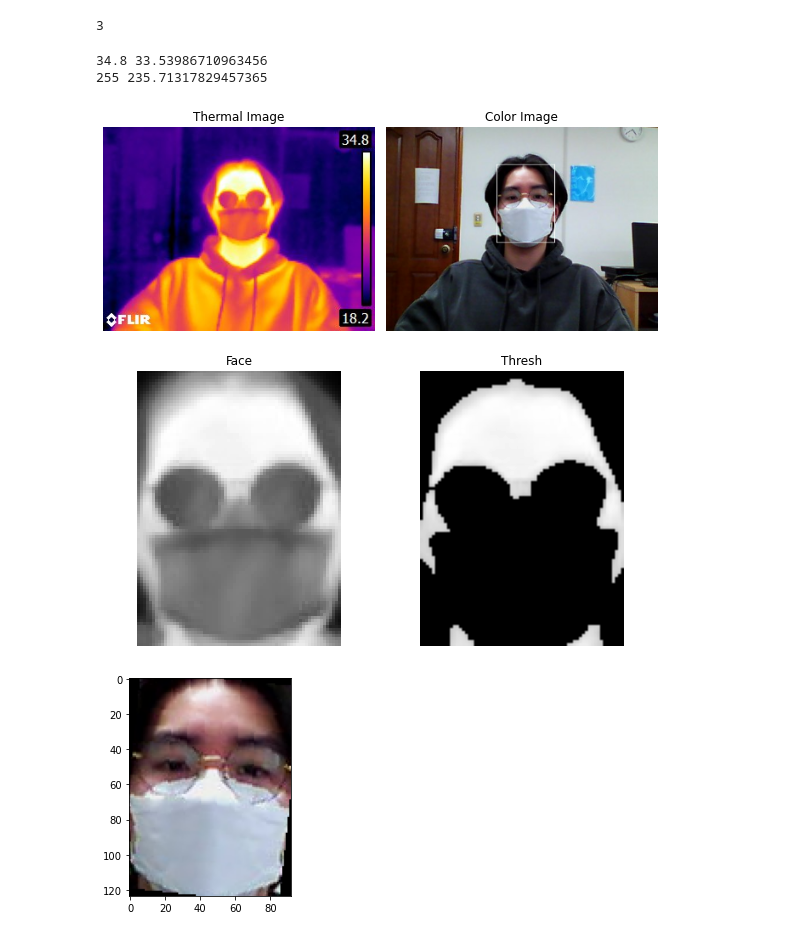
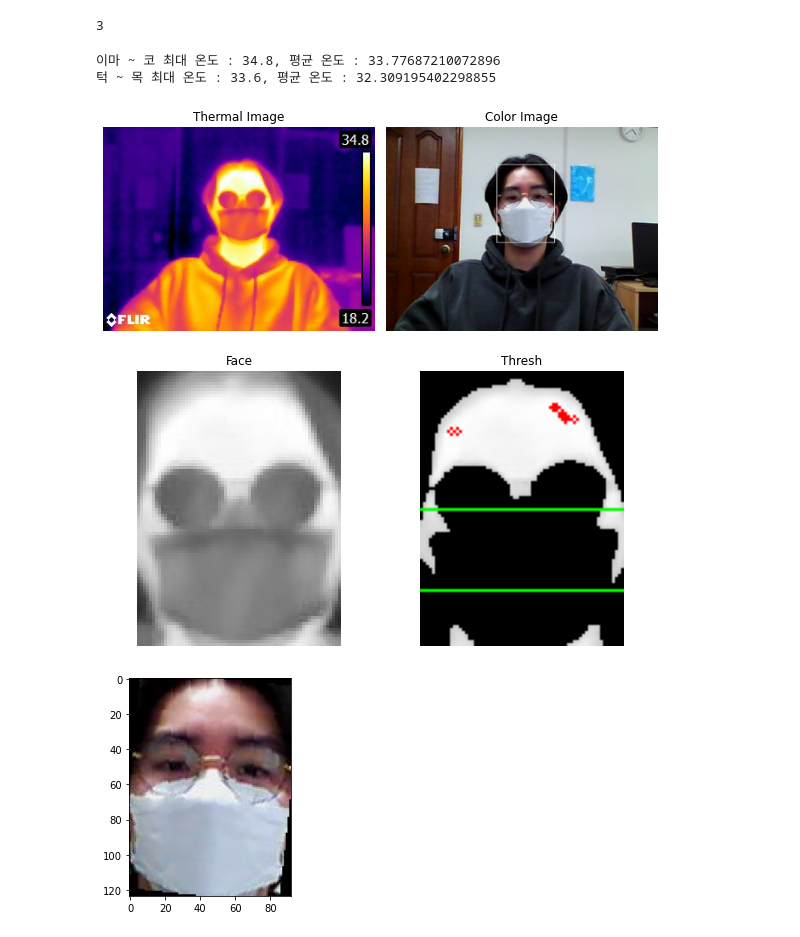
Before and after one commit to realJun9u/Opencv_Practice, a Jupyter notebook: Untitled.ipynb, the cells around one changed output. Cells and saved outputs as stored; diff of their text form; code cells hidden in the pictures.

```diff
--- a/Untitled.ipynb
+++ b/Untitled.ipynb
@@ -181,18 +181,18 @@ np.max(a)
 # %% [output]
 3
 # %%
-#
+# FLIR 열화상,컬러 이미지 받아서 온도 값 출력
 # Face Detection 코드 출처 : https://github.com/serengil/tensorflow-101/blob/master/python/opencv-dnn-face-detection.ipynb
 # 45 * 34
 # 55 * 43
 import cv2
 import os
+import sys
 import numpy as np
 import pandas as pd
 import matplotlib.pyplot as plt
 from PIL import Image
 import pytesseract
-from retinaface import RetinaFace
 
 # string to float
 def str2float(str):
@@ -202,10 +202,24 @@ def str2float(str):
             new_str += c
     return int(new_str)/10
 
-# calculate temperature function
+# convert grayscale to temperature
 def max_mean(img_thresh,minval,maxval):
-    img_thresh = np.round(img_thresh * (maxval-minval)/255 + minval,1)
-    print(np.max(img_thresh),np.mean(img_thresh[np.where(img_thresh>31)]))
+    img_temp = np.round(img_thresh * (maxval-minval)/255 + minval,1)
+    rows, columns = img_thresh.shape
+    r_max,c_max = np.where(img_temp >= np.max(img_temp))
+    r_nose = int(rows * 1/2)
+    r_chin = int(rows * 4/5)
+    img_overnose = img_temp[:r_nose]
+    img_underchin = img_temp[r_chin:]
+    print(f"이마 ~ 코 최대 온도 : {np.max(img_overnose)}, 평균 온도 : {np.round(np.mean(img_overnose[img_overnose>minval]),1)}")
+    print(f"턱 ~ 목 최대 온도 : {np.max(img_underchin)}, 평균 온도 : {np.round(np.mean(img_underchin[img_underchin>minval]),1)}")
+    img_thresh = cv2.cvtColor(img_thresh,cv2.COLOR_GRAY2RGB)
+    cv2.line(img_thresh,(0,r_nose),(columns-1,r_nose),(0,255,0),1)
+    cv2.line(img_thresh,(0,r_chin),(columns-1,r_chin),(0,255,0),1)
+    for x,y in zip(c_max,r_max):
+        cv2.circle(img_thresh,(x,y),1,(255,0,0),1)
+    return img_thresh
+
 # make face area
 def makefacearea(image):
     detector = cv2.dnn.readNetFromCaffe("deploy.prototxt.txt", "res10_300x300_ssd_iter_140000.caffemodel")
@@ -286,46 +300,43 @@ try:
     _, mask_thresh = cv2.threshold(img_fg,200,255,cv2.THRESH_BINARY)
     img_thresh = cv2.bitwise_and(img_fg,img_fg,mask=mask_thresh)
     # print max, mean
-    max_mean(img_thresh,minval,maxval)
-    print(np.max(img_thresh),np.mean(img_thresh[np.where(img_thresh>200)]))
+    img_thresh = max_mean(img_thresh,minval,maxval)
     # Plot
     img_thermal = cv2.cvtColor(img_thermal,cv2.COLOR_BGR2RGB)
     img_color = cv2.cvtColor(img_color,cv2.COLOR_BGR2RGB)
+    img_fg = cv2.cvtColor(img_fg,cv2.COLOR_GRAY2RGB)
     titles = ["Thermal Image","Color Image","Face","Thresh"]
     images = [img_thermal,img_color,img_fg,img_thresh]
     plt.figure(figsize=(8,8))
     for i in range(len(images)):
         plt.subplot(2,2,i+1)
-        if i < 2:
-            plt.imshow(images[i])
-        else:
-            plt.imshow(images[i],cmap='gray')
+        plt.imshow(images[i])
         plt.title(titles[i])
         plt.axis('off')
     plt.tight_layout()
     plt.show()
-except ValueError:
-    print('OCR 실패')
+except ValueError as e:
+    print('OCR 실패',e)
     print(f'minval : {minval}\n maxval : {maxval}')
     plt.figure(figsize=(8,8))
     plt.subplot(1,2,1)
     plt.imshow(min_img,cmap='gray')
     plt.subplot(1,2,2)
     plt.imshow(max_img,cmap='gray')
 # ResNet 얼굴 인식 실패 시 RetinaFace 이용
 except IndexError:
     print('ResNet 얼굴 인식 실패')
     plt.figure(figsize=(8,8))
     img_thermal = cv2.cvtColor(img_thermal,cv2.COLOR_BGR2RGB)
     img_color = cv2.cvtColor(img_color,cv2.COLOR_BGR2RGB)
     plt.subplot(1,2,1)
     plt.imshow(img_thermal)
     plt.subplot(1,2,2)
     plt.imshow(img_color)
 # %% [output]
-34.8 33.53986710963456
-255 235.71317829457365
+이마 ~ 코 최대 온도 : 34.8, 평균 온도 : 33.77687210072896
+턱 ~ 목 최대 온도 : 33.6, 평균 온도 : 32.309195402298855
-[figure, old version]
+[figure, new version]
 # %%
 import cv2
 from retinaface import RetinaFace
```
Also changed, not shown: parts of 2 cells of this notebook, 1 other file.
